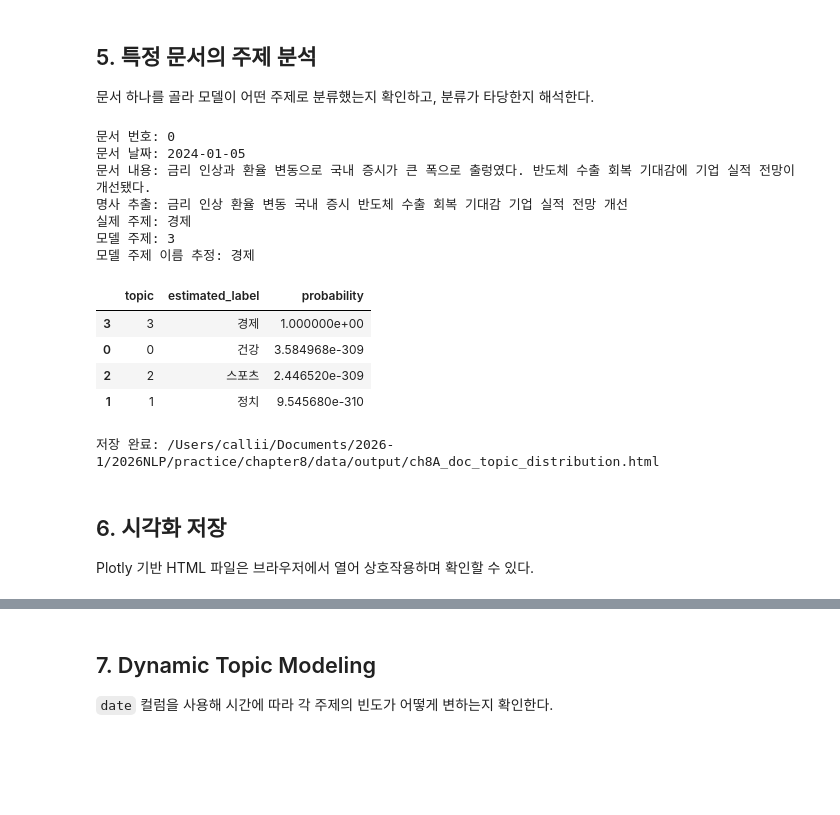
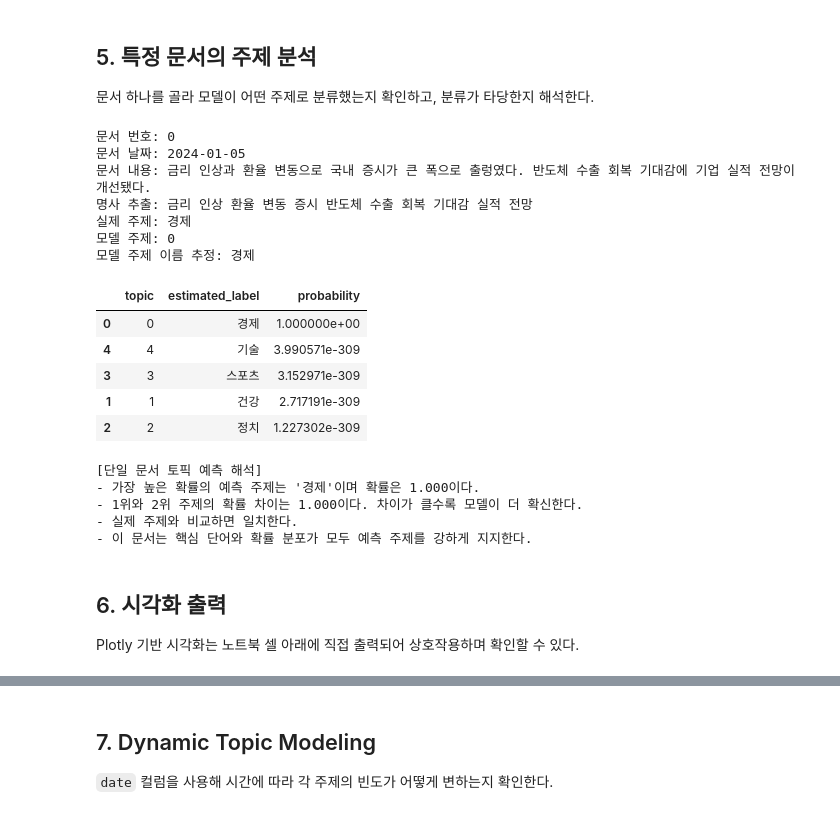
Before and after one commit to LeeSeogMin/2026NLP, a Jupyter notebook: practice/chapter8/8A-topic-modeling-assignment.ipynb, the cells around one changed output, grey strips where cells are left out. Drawn from its saved outputs; the diff is of its cells as text; code cells hidden in the pictures; blank space fills up the shorter version.

```diff
--- a/practice/chapter8/8A-topic-modeling-assignment.ipynb
+++ b/practice/chapter8/8A-topic-modeling-assignment.ipynb
@@ -140,7 +178,11 @@ timestamps = df["date"].tolist()
 
 kiwi = Kiwi()
 noun_tags = {"NNG", "NNP", "SL"}
-stop_nouns = {"뉴스", "기자", "이번", "관련", "당국", "전문가"}
+stop_nouns = {
+    "뉴스", "기자", "이번", "관련", "당국", "전문가",
+    "국내", "발표", "개편", "개선", "확대", "강화", "절차", "기준",
+    "기업", "연구", "문제", "결과", "공개", "서비스", "업무",
+}
 
 def extract_nouns(text):
     nouns = []
@@ -199,7 +241,9 @@ umap_model = UMAP(
 )
 
 hdbscan_model = HDBSCAN(
-    min_cluster_size=5,
+    # 실습 데이터는 주제별 12개 문서로 작으므로 4로 낮춰
+    # 건강/기술처럼 가까운 주제가 축소 과정에서 합쳐지는 것을 줄인다.
+    min_cluster_size=4,
     min_samples=1,
     metric="euclidean",
     cluster_selection_method="eom",
@@ -208,8 +252,9 @@ hdbscan_model = HDBSCAN(
 
 vectorizer_model = CountVectorizer(
     token_pattern=r"(?u)[가-힣A-Za-z0-9]{2,}",
-    min_df=2,
+    min_df=1,
     ngram_range=(1, 1),
+    stop_words=list(stop_nouns),
 )
 
 topic_model = BERTopic(
@@ -352,47 +440,68 @@ if probabilities is not None:
     probs = np.asarray(probabilities)
     if probs.ndim == 2 and doc_idx < len(probs):
         probability_values = probs[doc_idx]
         probability_topics = valid_topic_ids[: len(probability_values)]
         doc_distribution_df = pd.DataFrame({
             "topic": probability_topics,
             "estimated_label": [topic_label_guess.get(int(t), f"주제 {t}") for t in probability_topics],
             "probability": probability_values,
         }).sort_values("probability", ascending=False)
         display(doc_distribution_df)
 
+        top_row = doc_distribution_df.iloc[0]
+        second_prob = float(doc_distribution_df.iloc[1]["probability"]) if len(doc_distribution_df) > 1 else 0.0
+        confidence = float(top_row["probability"])
+        margin = confidence - second_prob
+        predicted_label = str(top_row["estimated_label"])
+        is_correct = predicted_label == str(doc_true_topic)
+
+        print("\n[단일 문서 토픽 예측 해석]")
+        print(f"- 가장 높은 확률의 예측 주제는 '{predicted_label}'이며 확률은 {confidence:.3f}이다.")
+        print(f"- 1위와 2위 주제의 확률 차이는 {margin:.3f}이다. 차이가 클수록 모델이 더 확신한다.")
+        print(f"- 실제 주제와 비교하면 {'일치한다' if is_correct else '일치하지 않는다'}.")
+        if is_correct and margin >= 0.30:
+            print("- 이 문서는 핵심 단어와 확률 분포가 모두 예측 주제를 강하게 지지한다.")
+        elif is_correct:
+            print("- 예측은 맞지만 2위 주제와 차이가 크지 않다. 문장 안에 다른 주제와 겹치는 단어가 있는지 확인한다.")
+        else:
+            print("- 예측이 빗나갔다면 명사 추출 결과와 해당 토픽의 대표 문서를 비교해 혼동 원인을 찾는다.")
+
         import plotly.express as px
         fig = px.bar(
             doc_distribution_df,
             x="estimated_label",
             y="probability",
             text="probability",
             title=f"문서 {doc_idx}의 주제 분포",
         )
         fig.update_traces(texttemplate="%{text:.3f}", textposition="outside")
         fig.update_layout(xaxis_title="주제", yaxis_title="확률", yaxis_range=[0, 1.05])
-        output_path = OUTPUT_DIR / "ch8A_doc_topic_distribution.html"
-        fig.write_html(output_path)
-        print(f"저장 완료: {output_path}")
+        display(fig)
     elif probs.ndim == 1 and doc_idx < len(probs):
         print(f"\n배정 신뢰도: {probs[doc_idx]:.3f}")
 # %% [output]
 문서 번호: 0
 문서 날짜: 2024-01-05
 문서 내용: 금리 인상과 환율 변동으로 국내 증시가 큰 폭으로 출렁였다. 반도체 수출 회복 기대감에 기업 실적 전망이 개선됐다.
-명사 추출: 금리 인상 환율 변동 국내 증시 반도체 수출 회복 기대감 기업 실적 전망 개선
+명사 추출: 금리 인상 환율 변동 증시 반도체 수출 회복 기대감 실적 전망
 실제 주제: 경제
-모델 주제: 3
+모델 주제: 0
 모델 주제 이름 추정: 경제
 |  | topic | estimated_label | probability |
-| 3 | 3 | 경제 | 1.000000e+00 |
-| 0 | 0 | 건강 | 3.584968e-309 |
-| 2 | 2 | 스포츠 | 2.446520e-309 |
-| 1 | 1 | 정치 | 9.545680e-310 |
+| 0 | 0 | 경제 | 1.000000e+00 |
+| 4 | 4 | 기술 | 3.990571e-309 |
+| 3 | 3 | 스포츠 | 3.152971e-309 |
+| 1 | 1 | 건강 | 2.717191e-309 |
+| 2 | 2 | 정치 | 1.227302e-309 |
-저장 완료: /Users/callii/Documents/2026-1/2026NLP/practice/chapter8/data/output/ch8A_doc_topic_distribution.html
+[단일 문서 토픽 예측 해석]
+- 가장 높은 확률의 예측 주제는 '경제'이며 확률은 1.000이다.
+- 1위와 2위 주제의 확률 차이는 1.000이다. 차이가 클수록 모델이 더 확신한다.
+- 실제 주제와 비교하면 일치한다.
+- 이 문서는 핵심 단어와 확률 분포가 모두 예측 주제를 강하게 지지한다.
 # %% [markdown]
-## 6. 시각화 저장
+## 6. 시각화 출력
 
-Plotly 기반 HTML 파일은 브라우저에서 열어 상호작용하며 확인할 수 있다.
+Plotly 기반 시각화는 노트북 셀 아래에 직접 출력되어 상호작용하며 확인할 수 있다.
 # %%
 visualization_outputs = []
 
```
Also changed, not shown: parts of 18 cells of this notebook, 18 other files.
